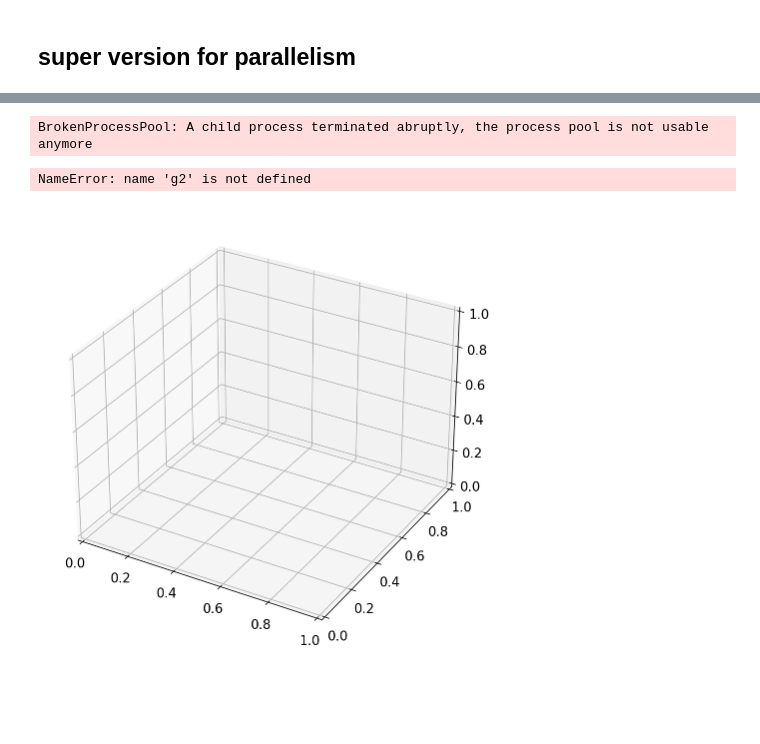
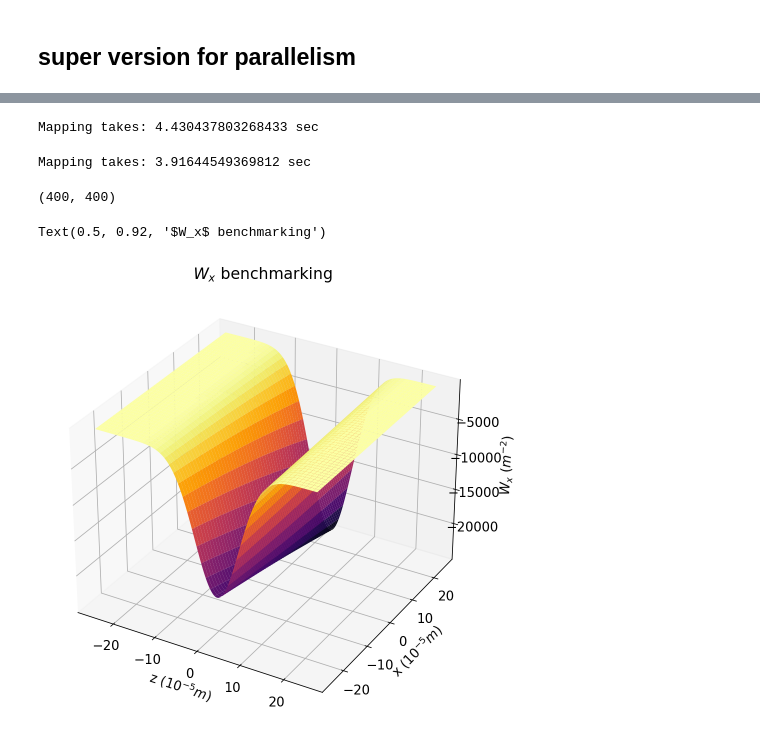
Before and after one commit to weiyuanlou/PyCSR2D, a Jupyter notebook: benchmarking/one_bend_transient/caseB_boundary_terms.ipynb, the cells around one changed output, grey strips where cells are left out. Drawn from its saved outputs; the diff is of its cells as text; code cells hidden in the pictures; blank space fills up the shorter version.

```diff
--- a/benchmarking/one_bend_transient/caseB_boundary_terms.ipynb
+++ b/benchmarking/one_bend_transient/caseB_boundary_terms.ipynb
@@ -305,17 +344,19 @@ Mapping takes: 18.99372410774231 sec
-# %%
-t1 = time.time()
-with cf.ProcessPoolExecutor(max_workers=4) as executor:
-    result = executor.map(transient_calc_lambda_boundary_super_2, zm.flatten(), xm.flatten())
-    g2 = np.array(list(result))
-
-t2 = time.time()
-print('Mapping takes:', t2-t1, 'sec')
-# %% [output]
-BrokenProcessPool: A child process terminated abruptly, the process pool is not usable anymore
+# %%
+t1 = time.time()
+with cf.ProcessPoolExecutor(max_workers=20) as executor:
+    result = executor.map(transient_calc_lambda_boundary_quad_super, zm.flatten(), xm.flatten())
+    g3 = np.array(list(result)).reshape(zm.shape)
+
+t2 = time.time()
+print('Mapping takes:', t2-t1, 'sec')
+# %% [output]
+Mapping takes: 4.430437803268433 sec
 # %%
 t1 = time.time()
-g3 = transient_calc_lambda_boundary_super_new(zm,xm)
+g4 = transient_calc_lambda_boundary_super_new(zm,xm)
 t2 = time.time()
 print('Mapping takes:', t2-t1, 'sec')
+# %% [output]
+Mapping takes: 3.91644549369812 sec
 # %%
 t1 = time.time()
@@ -323,2 +364,4 @@ transient_calc_lambda_boundary_super_new_2(zm,xm)
 t2 = time.time()
 print('Mapping takes:', t2-t1, 'sec')
+# %%
+factor = (beta**2 / rho)*dx
@@ -325,13 +372,17 @@ print('Mapping takes:', t2-t1, 'sec')
+# %%
+g3.shape
+# %% [output]
+(400, 400)
 # %%
 fig, ax = plt.subplots(figsize=(8,8))
 ax = plt.axes(projection='3d')
-ax.plot_surface(zm*1e5, xm*1e5, g3.reshape(zm.shape), cmap='inferno', zorder=1)
+ax.plot_surface(zm*1e5, xm*1e5, factor*g3, cmap='inferno', zorder=1)
 
 ax.set_xlabel(r'z $(10^{-5}m)$')
 ax.set_ylabel(r'x $(10^{-5}m)$')
-ax.set_zlabel(r'$W_x$ $(\times 10^3/m^2)$ ')
+ax.set_zlabel(r'$W_x$ $(m^{-2}$) ')
 ax.zaxis.labelpad = 10
 ax.set_title(r'$W_x$ benchmarking')
 # %% [output]
-NameError: name 'g2' is not defined
+Text(0.5, 0.92, '$W_x$ benchmarking')
-[figure, old version]
+[figure, new version]
```
Also changed, not shown: parts of 17 cells of this notebook, 1 other file.
